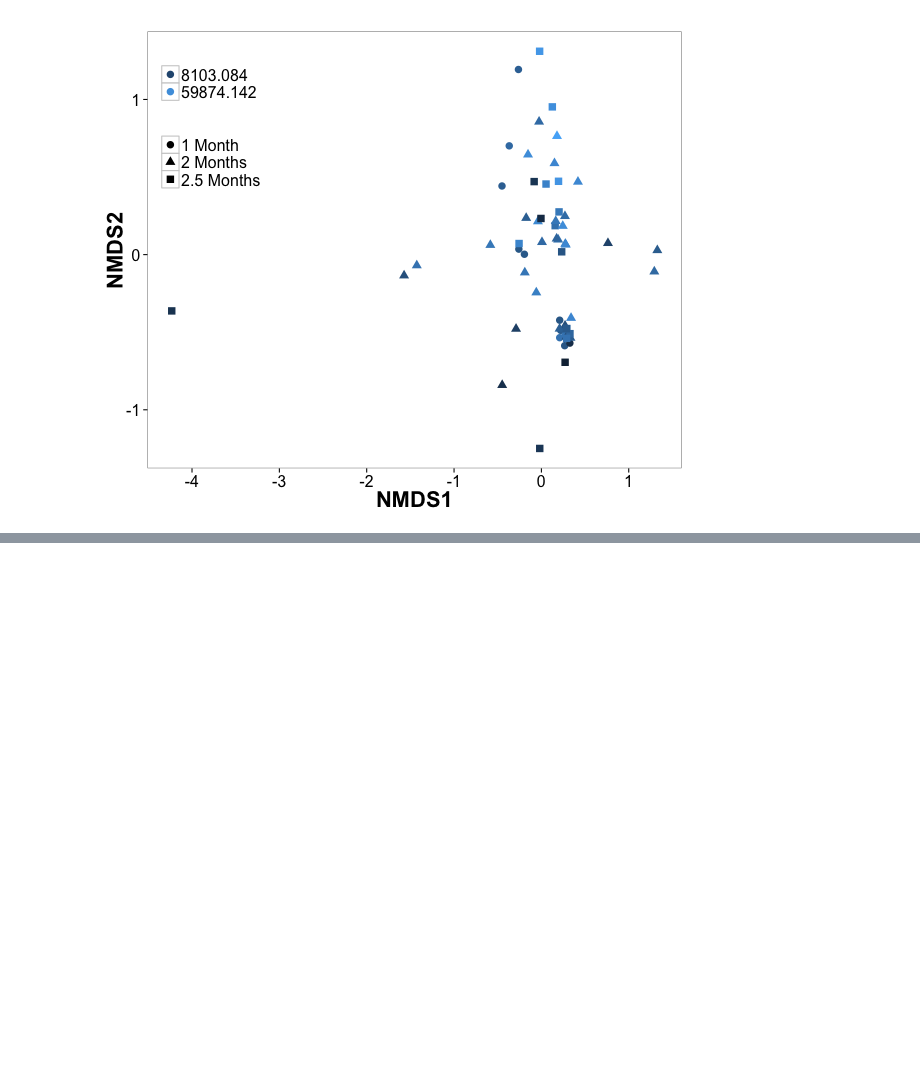
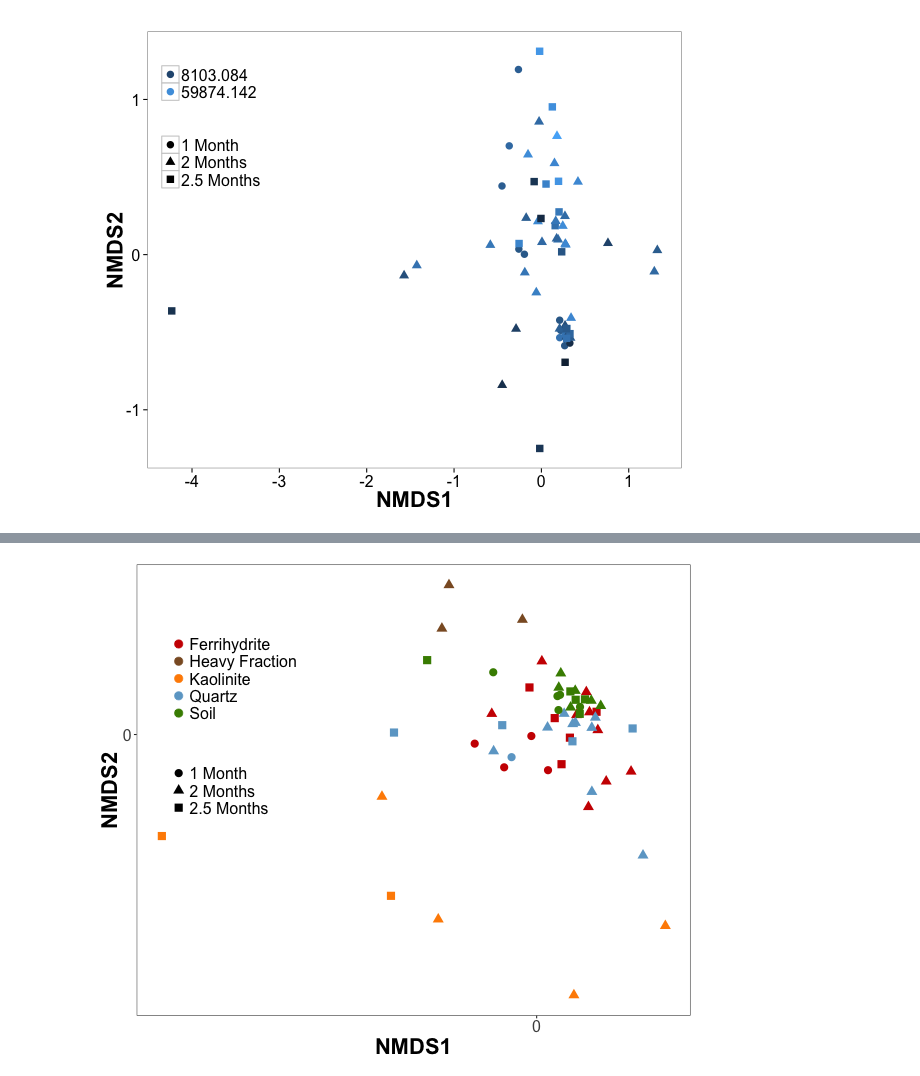
Before and after one commit to TheaWhitman/Mineral16S, a Jupyter notebook: manuscript_figures/Ordination_plots.ipynb, the cells around one changed output, grey strips where cells are left out. Cells and saved outputs as stored; diff of their text form; code cells hidden in the pictures; blank space fills up the shorter version.

```diff
--- a/manuscript_figures/Ordination_plots.ipynb
+++ b/manuscript_figures/Ordination_plots.ipynb
@@ -303,0 +337,9 @@ p
+# %%
+%%R
+# Computing the Bray distance matrix and NMDS in parallel
+
+#ps_snorm3D = prune_samples(sample_data(ps_snorm)$Month != 2, ps_snorm)
+ps_snorm3D = ps_snorm
+
+ord.3D = ordinate(ps_snorm3D, method = "NMDS", distance = "bray", weighted=TRUE, k=3, trymax=40)
+# Consider trymax= and k=3
@@ -303,0 +425,4 @@ p
+# %%
+%%R
+tree = read.tree("../../SeqData/fulltree.tre")
+ps_snorm = merge_phyloseq(ps_snorm,tree)
@@ -303,0 +438,6 @@ p
+# %%
+%%R
+# Computing the Bray distance matrix and NMDS in parallel
+
+ord.full = ordinate(ps_snorm, method = "NMDS", distance = "unifrac")
+# Consider trymax= and k=3
@@ -303,0 +462,43 @@ p
+# %%
+%%R -h 500 -w 600
+D <- ord.full
+# Sets the relevant ordination
+
+sample_data(ps_snorm)$Cosm=as.factor(sample_data(ps_snorm)$Cosm)
+sample_data(ps_snorm)$Month=as.factor(sample_data(ps_snorm)$Month)
+sample_data(ps_snorm)$MonthName=ifelse(sample_data(ps_snorm)$Month==2.0,"1 Month", ifelse(sample_data(ps_snorm)$Month==2.5,"2 Months","2.5 Months"))
+
+# Creates an plot object, using the df.sites data, with the x and y axes specified as the PCoA axes,
+p = plot_ordination(ps_snorm, D, color = "Trtmt", shape = "MonthName", axes=c(1,2))
+
+# Determines the size of the symbols
+p = p  + geom_point(size=3.5) + scale_colour_manual(values=c("red3","tan4","darkorange","skyblue3","chartreuse4","gold1"))
+
+p = p + guides(colour = guide_legend(""), shape = guide_legend(""))
+#p = p + scale_shape_manual(values=c(19,4,17,15,3))
+
+p = p + scale_x_continuous(breaks=c(-4,-3,-2,-1,0,1))
+p = p + scale_y_continuous(breaks=c(-1,0,1))
+
+p = p + theme_bw() +
+  theme(
+      #legend.position = "right",
+      legend.justification=c(0,1),
+      legend.position=c(0.05,0.9),
+      legend.box.just= "left",
+    plot.background = element_blank()
+   ,panel.grid.major = element_blank()
+   ,panel.grid.minor = element_blank()
+    ,strip.text.x = element_text(size=14, face="bold"),
+        axis.title = element_text(size=22, face="bold"),
+        axis.text = element_text(size=16),
+        legend.text = element_text(size=16),
+        legend.title = element_text(size = 22),
+        strip.background = element_rect(colour="white", fill="white"))
+
+#p = p + facet_grid(~MonthName)
+# Adds a "facet_wrap" to it, which means it will plot it separately by whatever we specify - here, Days
+
+p
+# %% [output]
+[figure, added]
```
Also changed, not shown: parts of 22 cells of this notebook, 12 other files.
